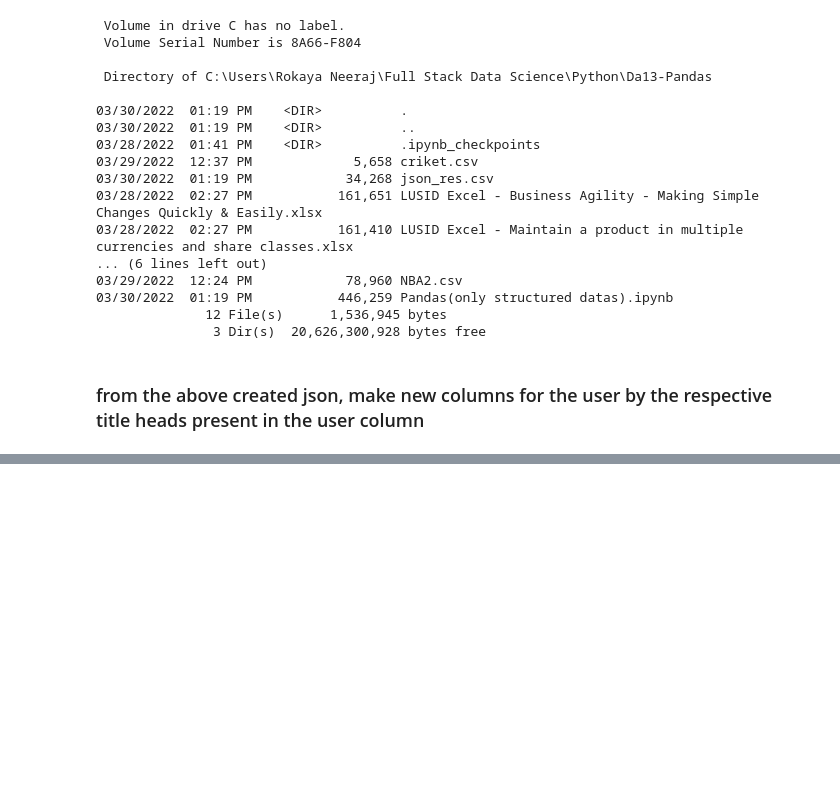
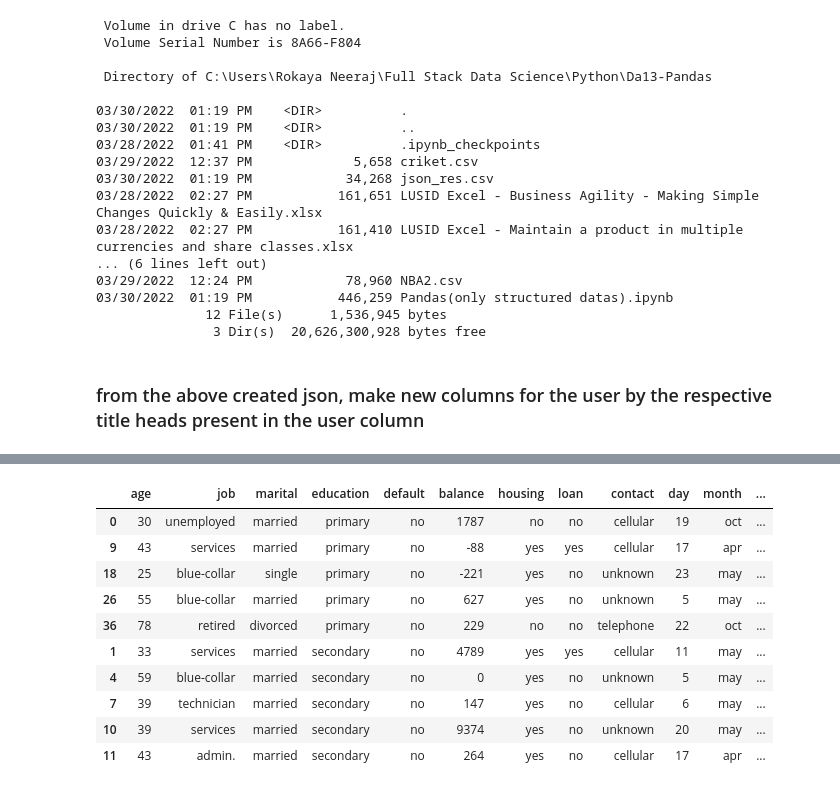
Before and after one commit to RokayaNeeraj/FullStackDataScience, a Jupyter notebook: Python/Da12-Pandas/Pandas(only structured datas).ipynb, the cells around one changed output, grey strips where cells are left out. Cells and saved outputs as stored; diff of their text form; code cells hidden in the pictures; blank space fills up the shorter version.

```diff
--- a/Python/Da12-Pandas/Pandas(only structured datas).ipynb
+++ b/Python/Da12-Pandas/Pandas(only structured datas).ipynb
@@ -646,0 +1351,4 @@ df = df['user'].apply(lambda x: pd.Series(*x.items()))
+# %%
+import pandas as pd
+df1 = pd.read_csv('Bank.csv', sep = ";")
+df1.head()
@@ -646,0 +1362,7 @@ df = df['user'].apply(lambda x: pd.Series(*x.items()))
+# %%
+l=[]
+for i in df1['education'].unique():
+    l.append(df1[df1['education'] == i])
+# %%
+df2 = l[0].head()
+df2
@@ -646,0 +1376,3 @@ df = df['user'].apply(lambda x: pd.Series(*x.items()))
+# %%
+df3 = l[1].head()
+df3
@@ -646,0 +1386,14 @@ df = df['user'].apply(lambda x: pd.Series(*x.items()))
+# %%
+pd.concat([df2,df3]) #row wise concatination
+# %% [output]
+|  | age | job | marital | education | default | balance | housing | loan | contact | day | month | ... |
+| 0 | 30 | unemployed | married | primary | no | 1787 | no | no | cellular | 19 | oct | ... |
+| 9 | 43 | services | married | primary | no | -88 | yes | yes | cellular | 17 | apr | ... |
+| 18 | 25 | blue-collar | single | primary | no | -221 | yes | no | unknown | 23 | may | ... |
+| 26 | 55 | blue-collar | married | primary | no | 627 | yes | no | unknown | 5 | may | ... |
+| 36 | 78 | retired | divorced | primary | no | 229 | no | no | telephone | 22 | oct | ... |
+| 1 | 33 | services | married | secondary | no | 4789 | yes | yes | cellular | 11 | may | ... |
+| 4 | 59 | blue-collar | married | secondary | no | 0 | yes | no | unknown | 5 | may | ... |
+| 7 | 39 | technician | married | secondary | no | 147 | yes | no | cellular | 6 | may | ... |
+| 10 | 39 | services | married | secondary | no | 9374 | yes | no | unknown | 20 | may | ... |
+| 11 | 43 | admin. | married | secondary | no | 264 | yes | no | cellular | 17 | apr | ... |
```
Also changed, not shown: parts of 135 cells of this notebook, 8 other files.
